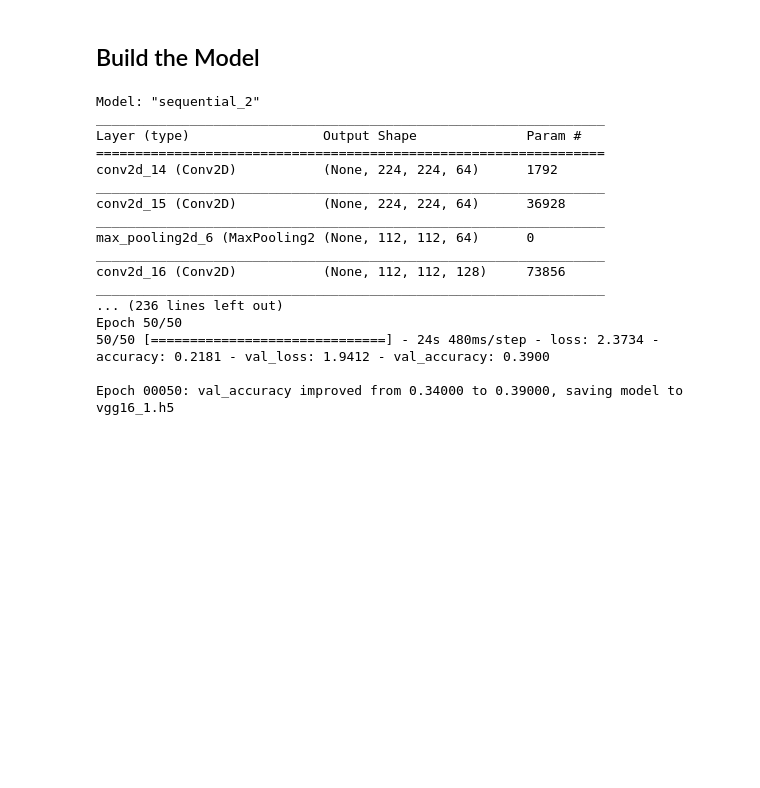
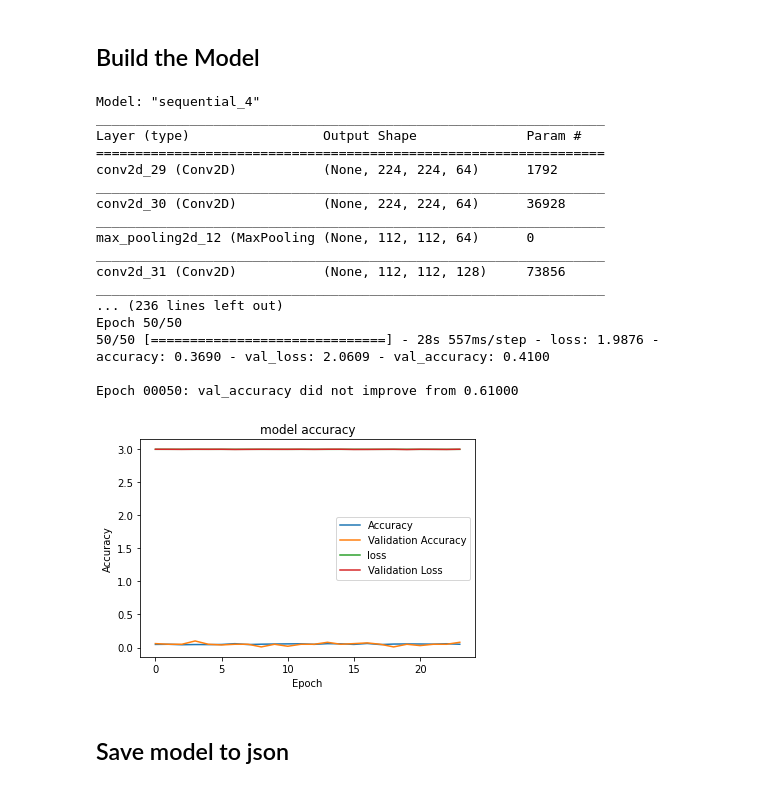
Before and after one commit to Rocksus/aksara-jawa-classification, a Jupyter notebook: Backend/main_notebook.ipynb, the cells around one changed output. Cells and saved outputs as stored; diff of their text form; code cells hidden in the pictures; blank space fills up the shorter version.

```diff
--- a/Backend/main_notebook.ipynb
+++ b/Backend/main_notebook.ipynb
@@ -106,22 +90,24 @@ Found 839 images belonging to 20 classes.
 # %%
-from keras.models import Sequential
-from keras.layers import Dense, Conv2D, MaxPool2D , Flatten
+model = Sequential()
 
-model = Sequential()
 model.add(Conv2D(input_shape=(224,224,3),filters=64,kernel_size=(3,3),padding="same", activation="relu"))
 model.add(Conv2D(filters=64,kernel_size=(3,3),padding="same", activation="relu"))
 model.add(MaxPool2D(pool_size=(2,2),strides=(2,2)))
+
 model.add(Conv2D(filters=128, kernel_size=(3,3), padding="same", activation="relu"))
 model.add(Conv2D(filters=128, kernel_size=(3,3), padding="same", activation="relu"))
 model.add(MaxPool2D(pool_size=(2,2),strides=(2,2)))
+
 model.add(Conv2D(filters=256, kernel_size=(3,3), padding="same", activation="relu"))
 model.add(Conv2D(filters=256, kernel_size=(3,3), padding="same", activation="relu"))
 model.add(Conv2D(filters=256, kernel_size=(3,3), padding="same", activation="relu"))
 model.add(MaxPool2D(pool_size=(2,2),strides=(2,2)))
+
 model.add(Conv2D(filters=512, kernel_size=(3,3), padding="same", activation="relu"))
 model.add(Conv2D(filters=512, kernel_size=(3,3), padding="same", activation="relu"))
 model.add(Conv2D(filters=512, kernel_size=(3,3), padding="same", activation="relu"))
 model.add(MaxPool2D(pool_size=(2,2),strides=(2,2)))
+
 model.add(Conv2D(filters=512, kernel_size=(3,3), padding="same", activation="relu"))
 model.add(Conv2D(filters=512, kernel_size=(3,3), padding="same", activation="relu"))
 model.add(Conv2D(filters=512, kernel_size=(3,3), padding="same", activation="relu"))
@@ -132,31 +118,45 @@ model.add(Dense(units=4096,activation="relu"))
 model.add(Dense(units=4096,activation="relu"))
 model.add(Dense(units=20, activation="softmax"))
 
-from keras.optimizers import Adam
 opt = Adam(lr=0.000001)
 model.compile(optimizer=opt, loss=keras.losses.categorical_crossentropy, metrics=['accuracy'])
 
 model.summary()
 
-from keras.callbacks import ModelCheckpoint, EarlyStopping
-checkpoint = ModelCheckpoint("vgg16_1.h5", monitor='val_accuracy', verbose=1, save_best_only=True, save_weights_only=False, mode='auto', period=1)
+checkpoint = ModelCheckpoint("dummy_model.h5", monitor='val_accuracy', verbose=1, save_best_only=True, save_weights_only=False, mode='auto', period=1)
 early = EarlyStopping(monitor='val_accuracy', min_delta=0, patience=20, verbose=1, mode='auto')
 hist = model.fit_generator(steps_per_epoch=50,generator=train_data, validation_data= validation_data, validation_steps=5,epochs=50,callbacks=[checkpoint,early])
 # %% [output]
-Model: "sequential_2"
+Model: "sequential_4"
 _________________________________________________________________
 Layer (type)                 Output Shape              Param #
 =================================================================
-conv2d_14 (Conv2D)           (None, 224, 224, 64)      1792
+conv2d_29 (Conv2D)           (None, 224, 224, 64)      1792
 _________________________________________________________________
-conv2d_15 (Conv2D)           (None, 224, 224, 64)      36928
+conv2d_30 (Conv2D)           (None, 224, 224, 64)      36928
 _________________________________________________________________
-max_pooling2d_6 (MaxPooling2 (None, 112, 112, 64)      0
+max_pooling2d_12 (MaxPooling (None, 112, 112, 64)      0
 _________________________________________________________________
-conv2d_16 (Conv2D)           (None, 112, 112, 128)     73856
+conv2d_31 (Conv2D)           (None, 112, 112, 128)     73856
 _________________________________________________________________
 ... (236 lines left out)
 Epoch 50/50
-50/50 [==============================] - 24s 480ms/step - loss: 2.3734 - accuracy: 0.2181 - val_loss: 1.9412 - val_accuracy: 0.3900
+50/50 [==============================] - 28s 557ms/step - loss: 1.9876 - accuracy: 0.3690 - val_loss: 2.0609 - val_accuracy: 0.4100
 
-Epoch 00050: val_accuracy improved from 0.34000 to 0.39000, saving model to vgg16_1.h5
+Epoch 00050: val_accuracy did not improve from 0.61000
+# %%
+import matplotlib.pyplot as plt
+
+plt.plot(hist.history["accuracy"])
+plt.plot(hist.history['val_accuracy'])
+plt.plot(hist.history['loss'])
+plt.plot(hist.history['val_loss'])
+plt.title("model accuracy")
+plt.ylabel("Accuracy")
+plt.xlabel("Epoch")
+plt.legend(["Accuracy","Validation Accuracy","loss","Validation Loss"])
+plt.show()
+# %% [output]
+[figure, added]
+# %% [markdown]
+## Save model to json
```
Also changed, not shown: parts of 7 cells of this notebook.
